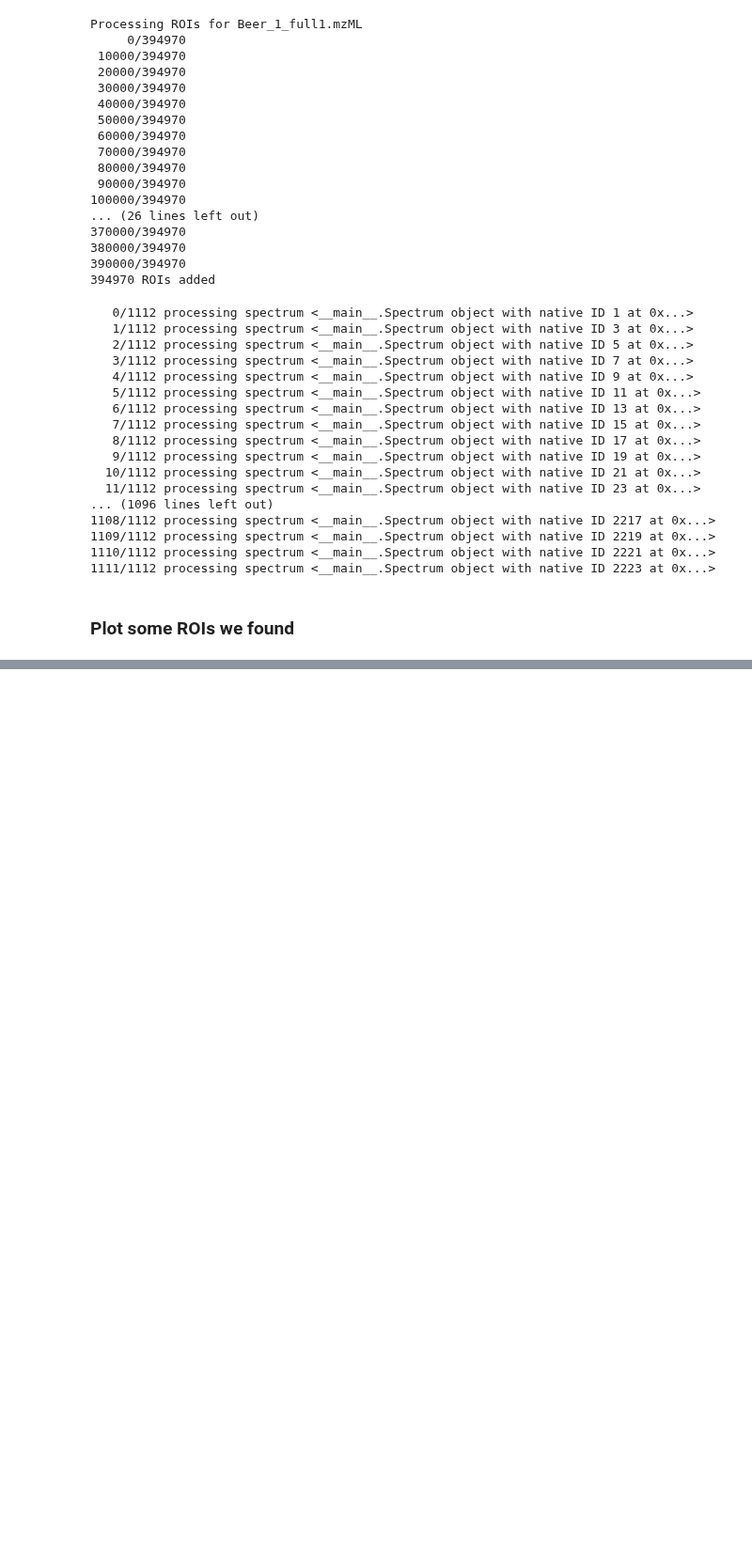
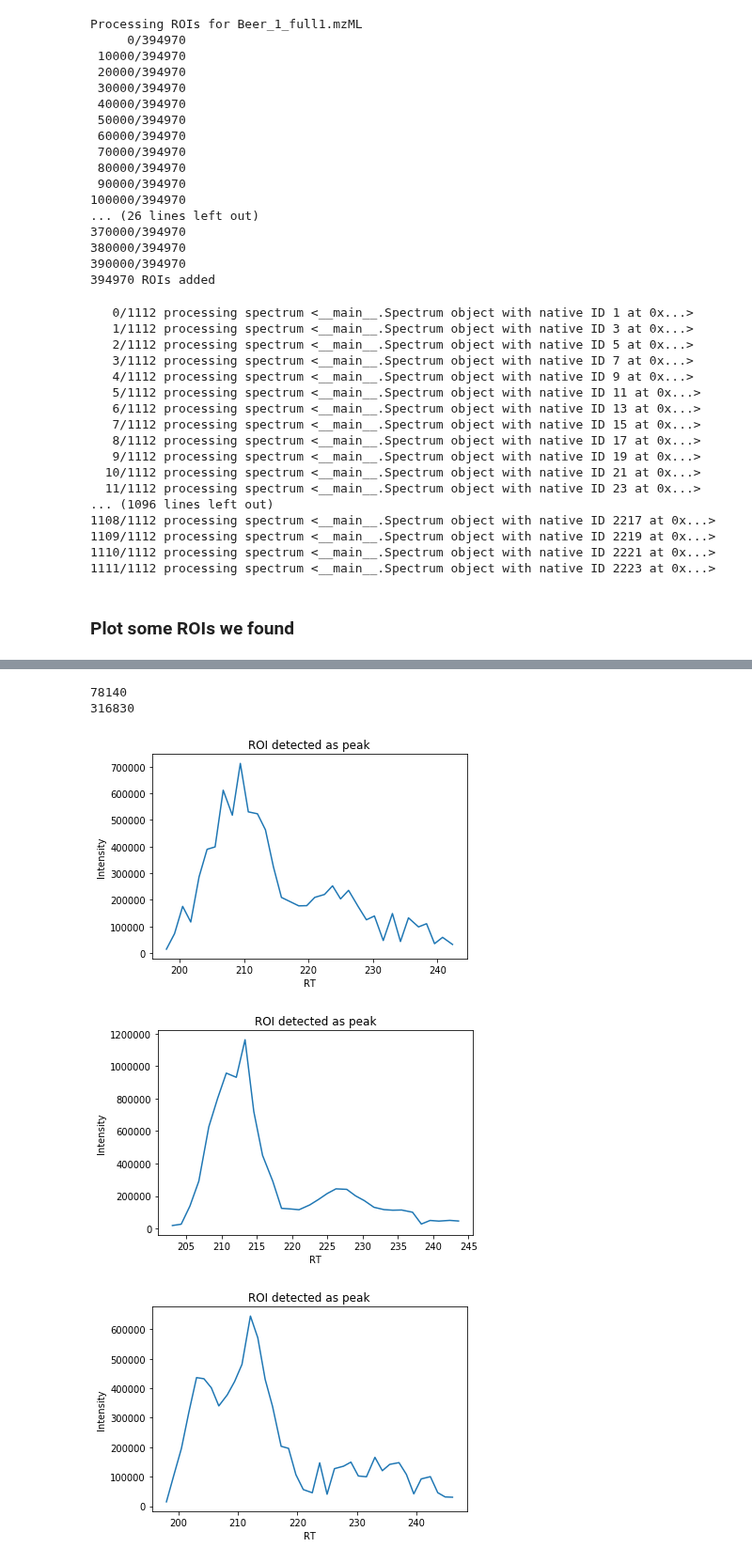
Before and after one commit to sdrogers/clms, a Jupyter notebook: Simulator/notebooks/roi_extraction.ipynb, the cells around one changed output, grey strips where cells are left out. Shown at 94% size. Cells and saved outputs as stored; diff of their text form; code cells hidden in the pictures; blank space fills up the shorter version.

Commit message:
Added plots to ROI extraction notebook

```diff
--- a/Simulator/notebooks/roi_extraction.ipynb
+++ b/Simulator/notebooks/roi_extraction.ipynb
@@ -170,6 +170,8 @@ save_obj(all_rois, '../models/all_rois.p')
 ### Plot some ROIs we found
 # %%
 all_rois = load_obj('../models/all_rois.p')
+# %%
+file_name = list(all_rois.keys())[0]
 # %%
 rois_data = all_rois[file_name]
 # %%
@@ -200,0 +205,31 @@ for roi in rois_data['rois'][0:10]:
+# %%
+true_rois = [roi for roi in rois_data['rois'] if roi.pickedPeak]
+false_rois = [roi for roi in rois_data['rois'] if not roi.pickedPeak]
+# %%
+print(len(true_rois))
+print(len(false_rois))
+# %% [output]
+78140
+316830
+# %%
+def plot_roi(roi_list, min_length, title):
+    count = 0
+    for roi in roi_list:
+        mzs = [p.mz for p in roi.peaks]
+        rts = [p.rt for p in roi.peaks]
+        intensities = [p.intensity for p in roi.peaks]
+        if len(rts) > min_length and rts[0] > 180:
+            plt.plot(rts, intensities)
+            plt.xlabel('RT')
+            plt.ylabel('Intensity')
+            plt.title(title)
+            plt.show()
+            count += 1
+            if count >= 3:
+                break
+# %%
+plot_roi(true_rois, 30, 'ROI detected as peak')
+# %% [output]
+[figure, added]
+[figure, added]
+[figure, added]
```
Also changed, not shown: parts of 7 cells of this notebook.
